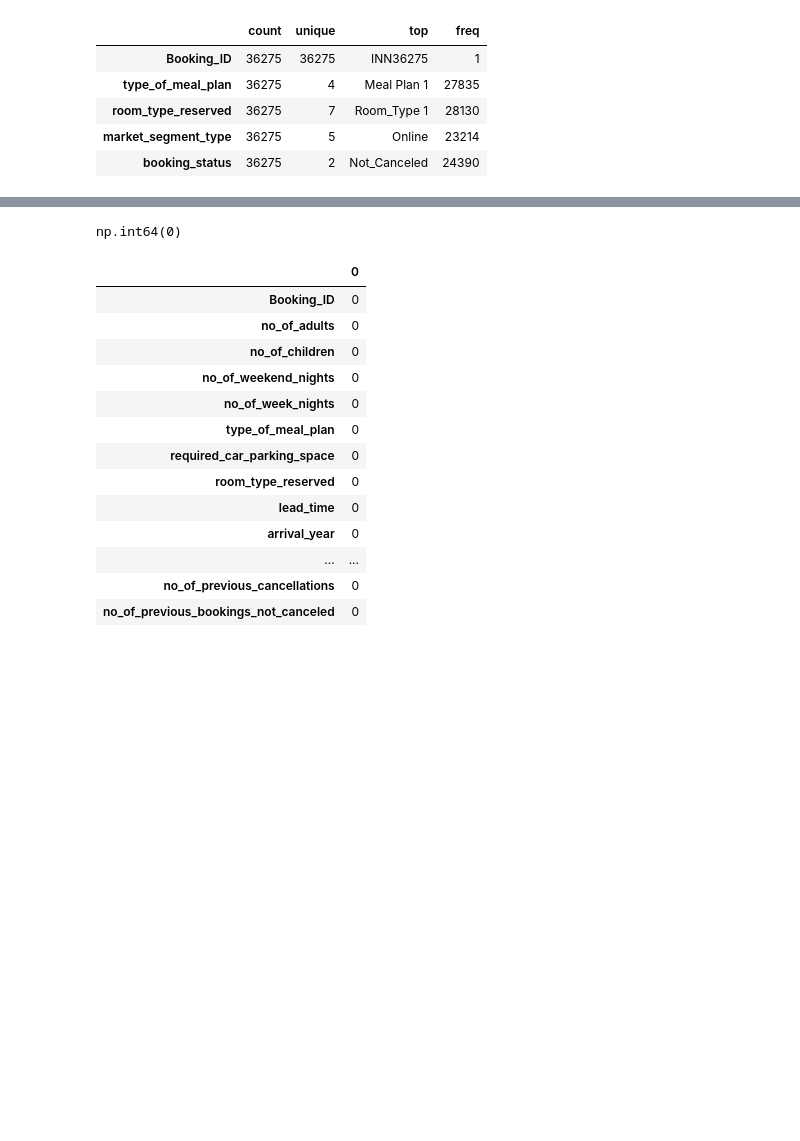
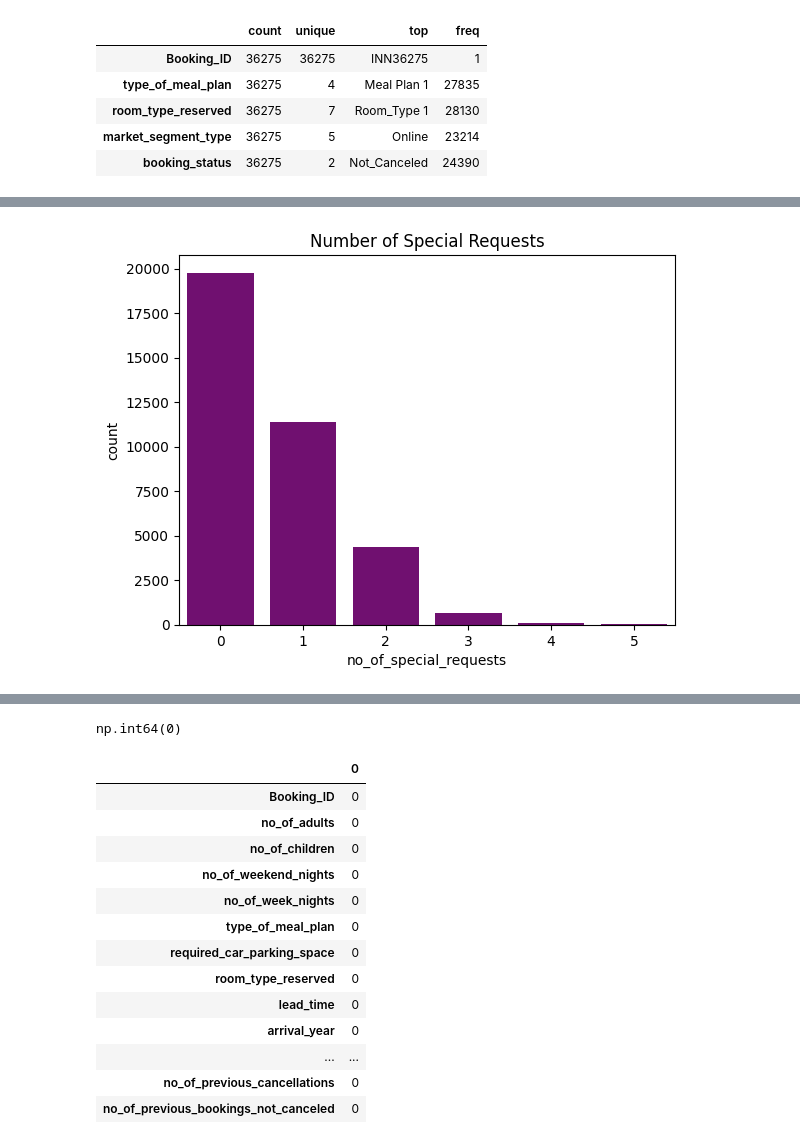
Before and after one commit to dakshayani2906/Data-Science-Portfolio, a Jupyter notebook: INN_Hotels_Solution.ipynb, the cells around one changed output, grey strips where cells are left out. Drawn from its saved outputs; the diff is of its cells as text; code cells hidden in the pictures; blank space fills up the shorter version.

```diff
--- a/INN_Hotels_Solution.ipynb
+++ b/INN_Hotels_Solution.ipynb
@@ -186,0 +149,7 @@ df.describe(include = ["object"]).T
+# %%
+# Special Requests
+sns.countplot(x='no_of_special_requests', data=df, color = "purple")
+plt.title("Number of Special Requests")
+plt.show()
+# %% [output]
+[figure, added]
```
Also changed, not shown: parts of 48 cells of this notebook.
